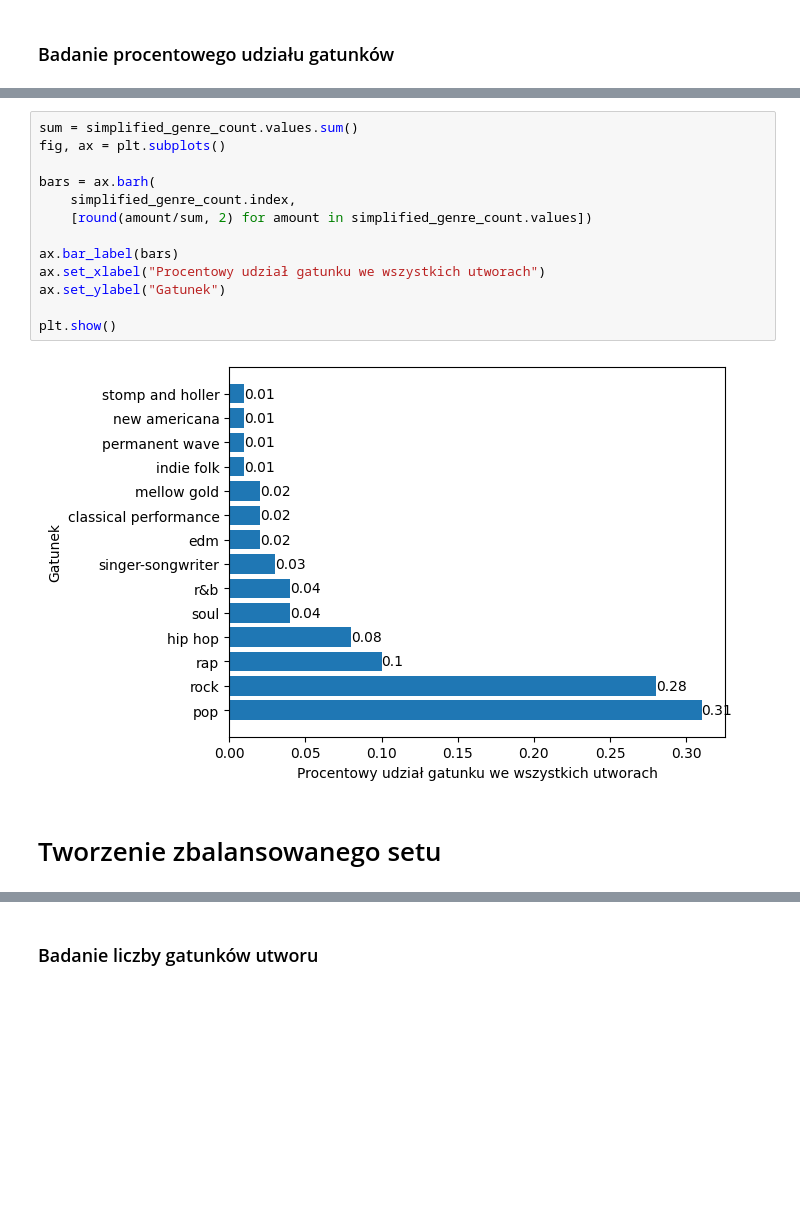
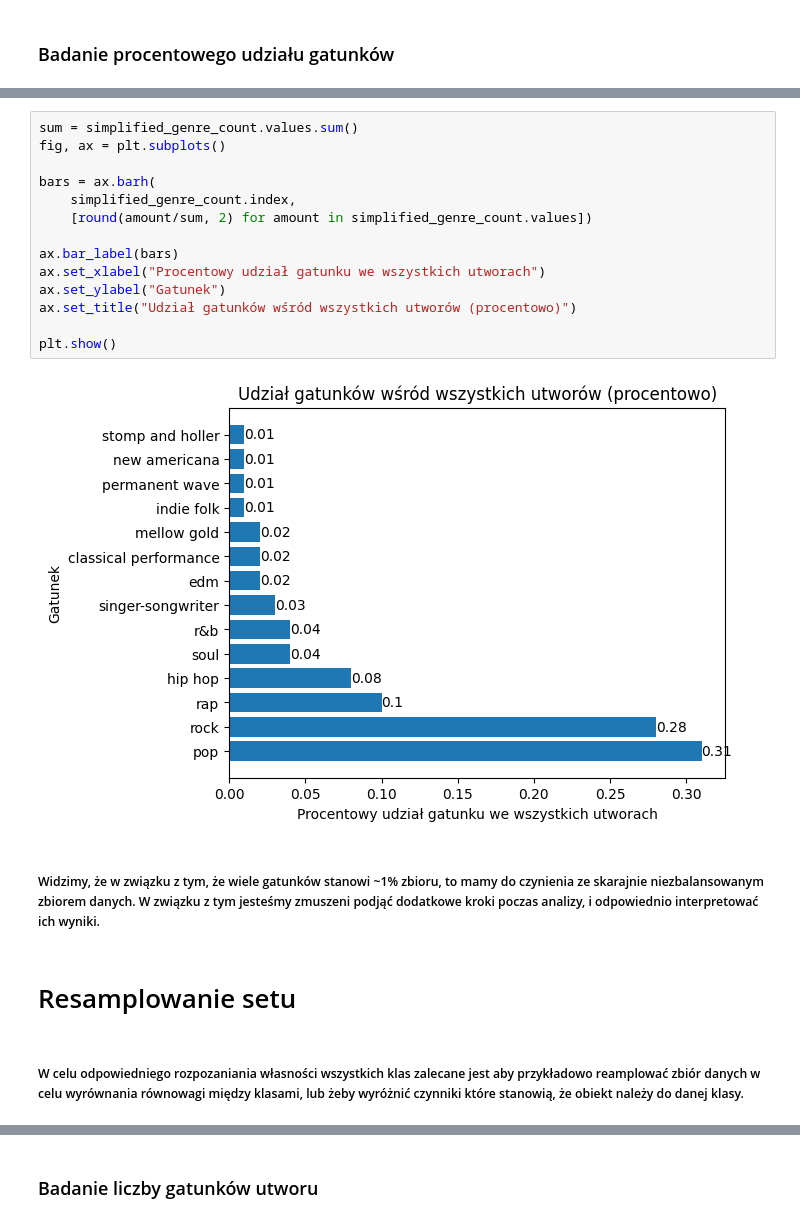
Before and after one commit to XxRoloxX/Spotler, a Jupyter notebook: exploratory_data_analysis.ipynb, the cells around one changed output, grey strips where cells are left out. Drawn from its saved outputs; the diff is of its cells as text; blank space fills up the shorter version.

```diff
--- a/exploratory_data_analysis.ipynb
+++ b/exploratory_data_analysis.ipynb
@@ -138,18 +163,23 @@ plt.show()
 # %%
 sum = simplified_genre_count.values.sum()
 fig, ax = plt.subplots()
 
 bars = ax.barh(
     simplified_genre_count.index,
     [round(amount/sum, 2) for amount in simplified_genre_count.values])
 
 ax.bar_label(bars)
 ax.set_xlabel("Procentowy udział gatunku we wszystkich utworach")
 ax.set_ylabel("Gatunek")
+ax.set_title("Udział gatunków wśród wszystkich utworów (procentowo)")
 
 plt.show()
 # %% [output]
-[figure, old version]
+[figure, new version]
+# %% [markdown]
+<h5>Widzimy, że w związku z tym, że wiele gatunków stanowi ~1% zbioru, to mamy do czynienia ze skarajnie niezbalansowanym zbiorem danych. W związku z tym jesteśmy zmuszeni podjąć dodatkowe kroki poczas analizy, i odpowiednio interpretować ich wyniki.</h5>
 # %% [markdown]
-<h1>Tworzenie zbalansowanego setu</h1>
+<h1>Resamplowanie setu</h1>
+# %% [markdown]
+<h5>W celu odpowiedniego rozpozaniania własności wszystkich klas zalecane jest aby przykładowo reamplować zbiór danych w celu wyrównania równowagi między klasami, lub żeby wyróżnić czynniki które stanowią, że obiekt należy do danej klasy.</h5>
 # %%
```
Also changed, not shown: parts of 171 cells of this notebook.
